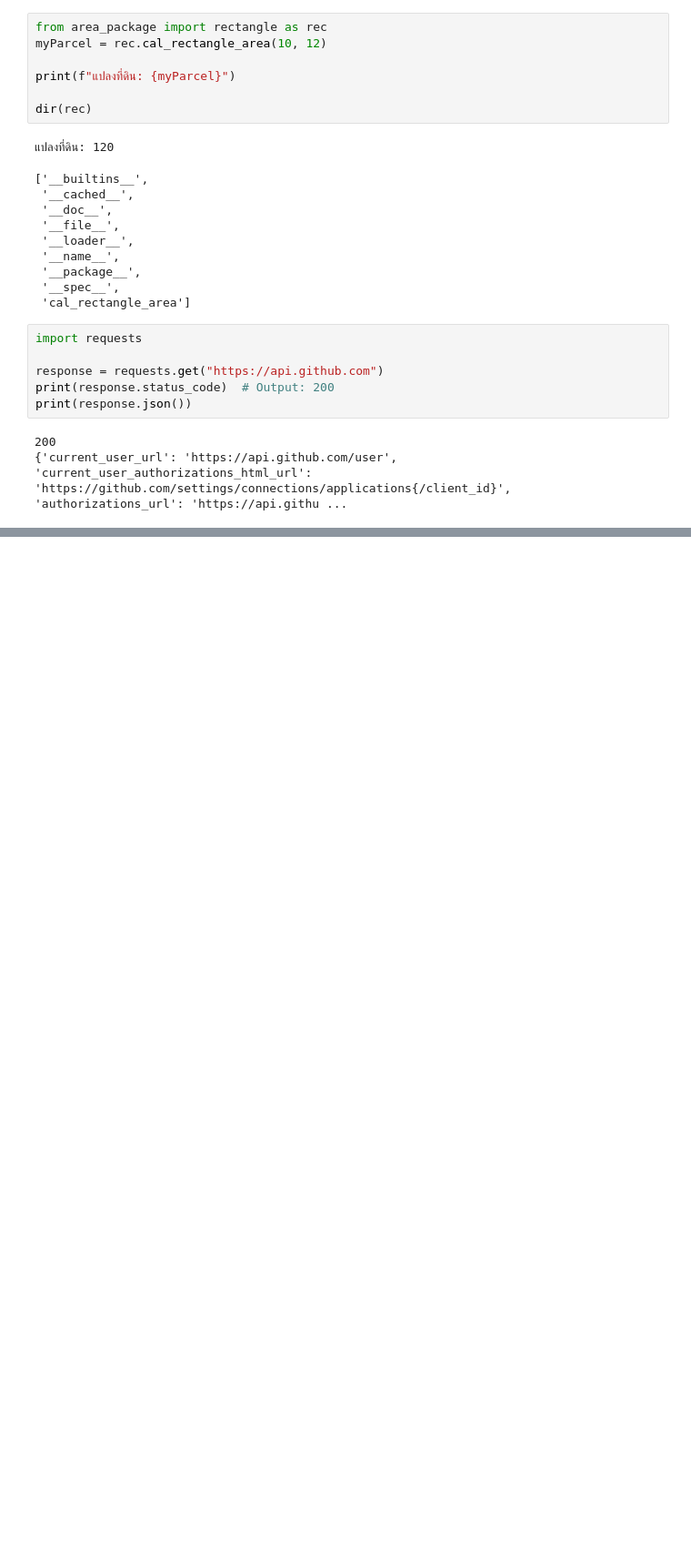
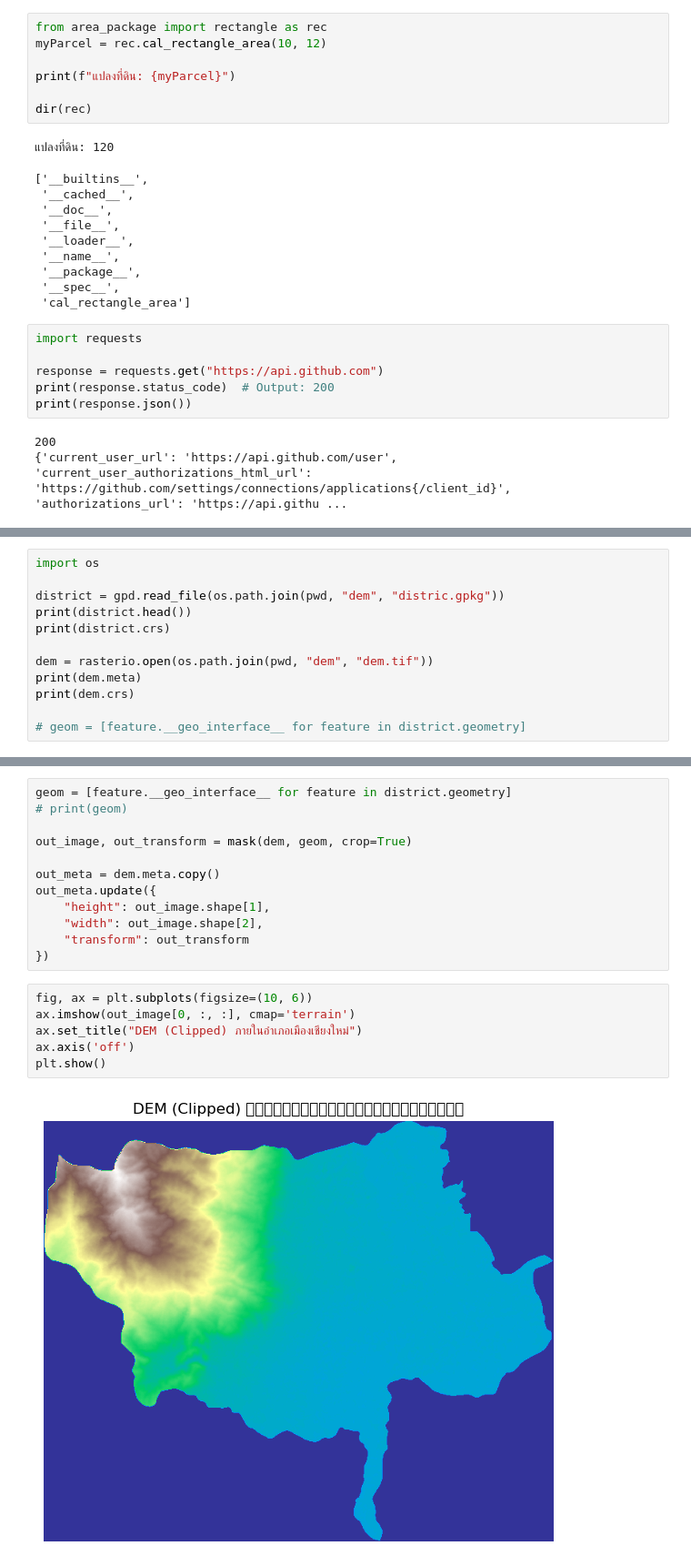
Before and after one commit to dookda/lab_154432, a Jupyter notebook: backup/_test.ipynb, the cells around one changed output, grey strips where cells are left out. Shown at 91% size. Saved outputs shown, nothing was run; the diff lists cells and outputs as text; blank space fills up the shorter version.

```diff
--- a/backup/_test.ipynb
+++ b/backup/_test.ipynb
@@ -159,0 +234,12 @@ print(data.mean())
+# %%
+import os
+
+district = gpd.read_file(os.path.join(pwd, "dem", "distric.gpkg"))
+print(district.head())
+print(district.crs)
+
+dem = rasterio.open(os.path.join(pwd, "dem", "dem.tif"))
+print(dem.meta)
+print(dem.crs)
+
+# geom = [feature.__geo_interface__ for feature in district.geometry]
@@ -159,0 +256,20 @@ print(data.mean())
+# %%
+geom = [feature.__geo_interface__ for feature in district.geometry]
+# print(geom)
+
+out_image, out_transform = mask(dem, geom, crop=True)
+
+out_meta = dem.meta.copy()
+out_meta.update({
+    "height": out_image.shape[1],
+    "width": out_image.shape[2],
+    "transform": out_transform
+})
+# %%
+fig, ax = plt.subplots(figsize=(10, 6))
+ax.imshow(out_image[0, :, :], cmap='terrain')
+ax.set_title("DEM (Clipped) ภายในอำเภอเมืองเชียงใหม่")
+ax.axis('off')
+plt.show()
+# %% [output]
+[figure, added]
```
Also changed, not shown: parts of 9 cells of this notebook, 8 other files.
